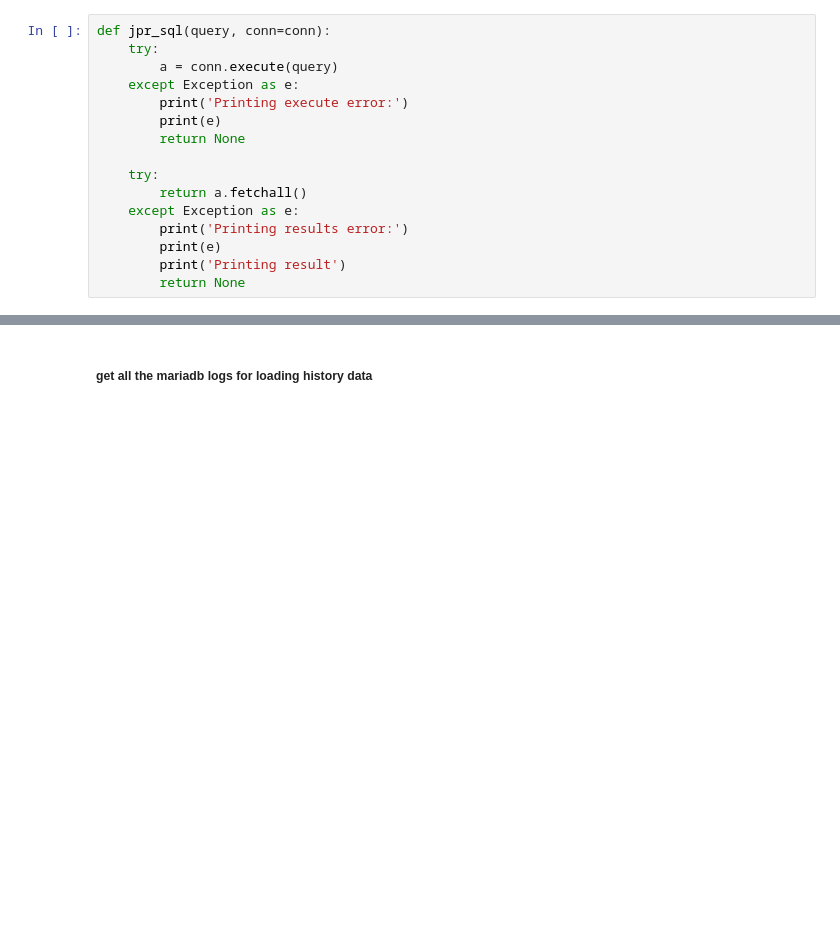
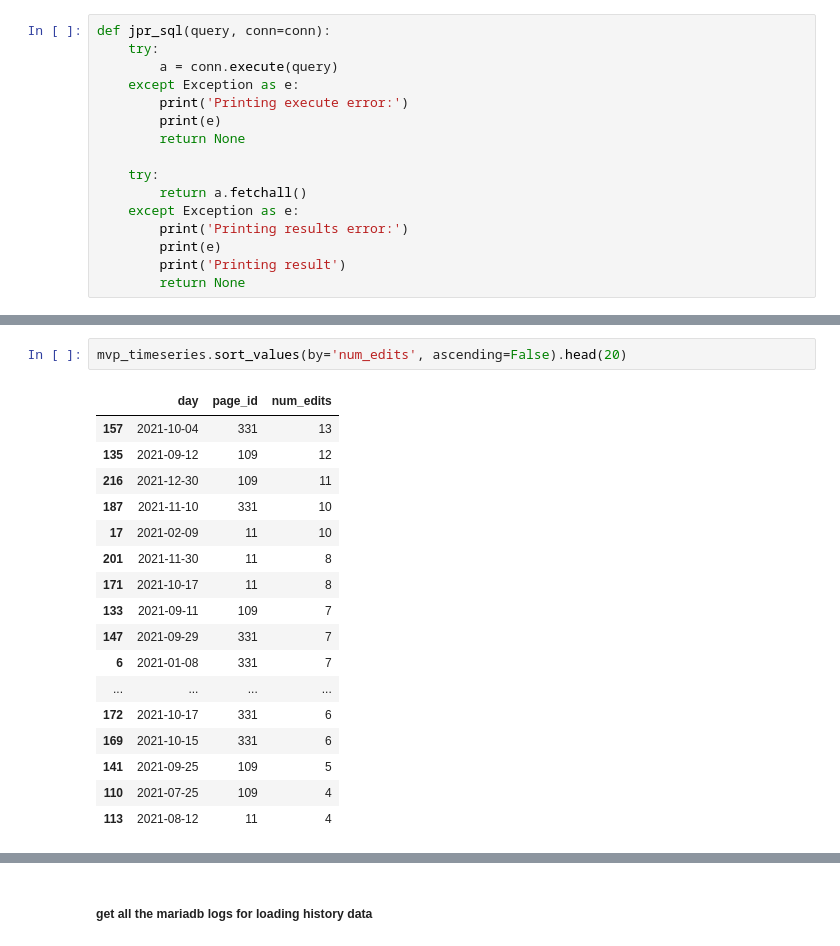
Before and after one commit to bhrdj/predwikt, a Jupyter notebook: notebooks/1.16-sfb-union-and-eda-jawiki-history.ipynb, the cells around one changed output, grey strips where cells are left out. Drawn from its saved outputs; the diff is of its cells as text; blank space fills up the shorter version.

```diff
--- a/notebooks/1.16-sfb-union-and-eda-jawiki-history.ipynb
+++ b/notebooks/1.16-sfb-union-and-eda-jawiki-history.ipynb
@@ -138,0 +169,20 @@ select count(*) from hi;
+# %%
+mvp_timeseries.sort_values(by='num_edits', ascending=False).head(20)
+# %% [output]
+|  | day | page_id | num_edits |
+| 157 | 2021-10-04 | 331 | 13 |
+| 135 | 2021-09-12 | 109 | 12 |
+| 216 | 2021-12-30 | 109 | 11 |
+| 187 | 2021-11-10 | 331 | 10 |
+| 17 | 2021-02-09 | 11 | 10 |
+| 201 | 2021-11-30 | 11 | 8 |
+| 171 | 2021-10-17 | 11 | 8 |
+| 133 | 2021-09-11 | 109 | 7 |
+| 147 | 2021-09-29 | 331 | 7 |
+| 6 | 2021-01-08 | 331 | 7 |
+| ... | ... | ... | ... |
+| 172 | 2021-10-17 | 331 | 6 |
+| 169 | 2021-10-15 | 331 | 6 |
+| 141 | 2021-09-25 | 109 | 5 |
+| 110 | 2021-07-25 | 109 | 4 |
+| 113 | 2021-08-12 | 11 | 4 |
```
Also changed, not shown: parts of 99 cells of this notebook, 3 other files.
